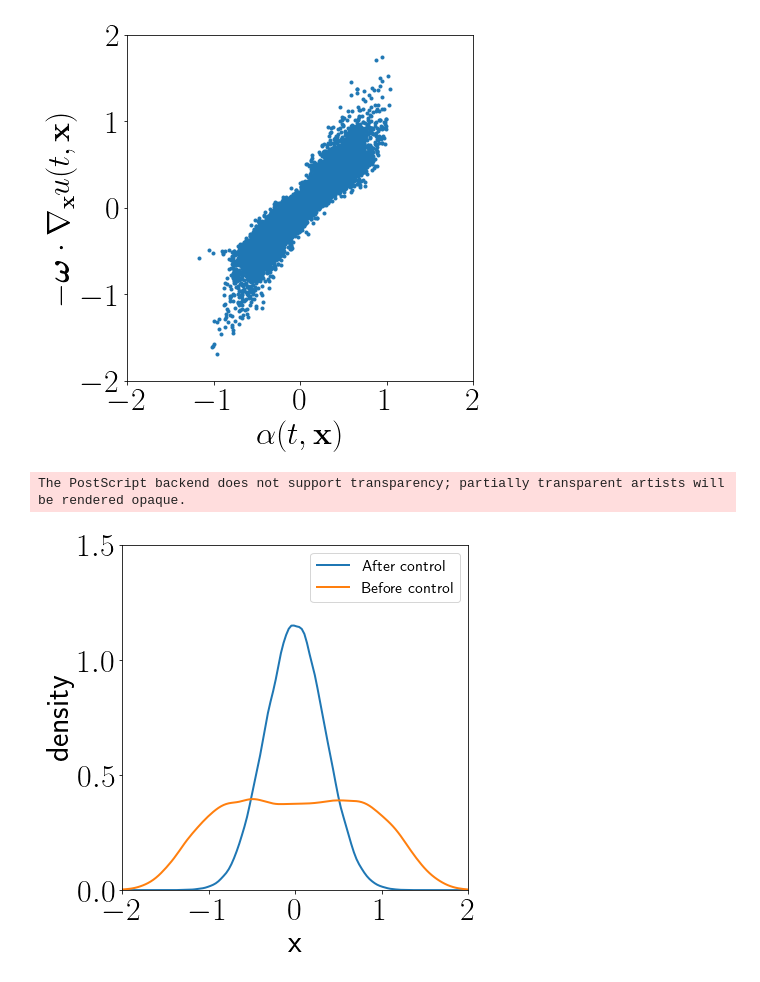
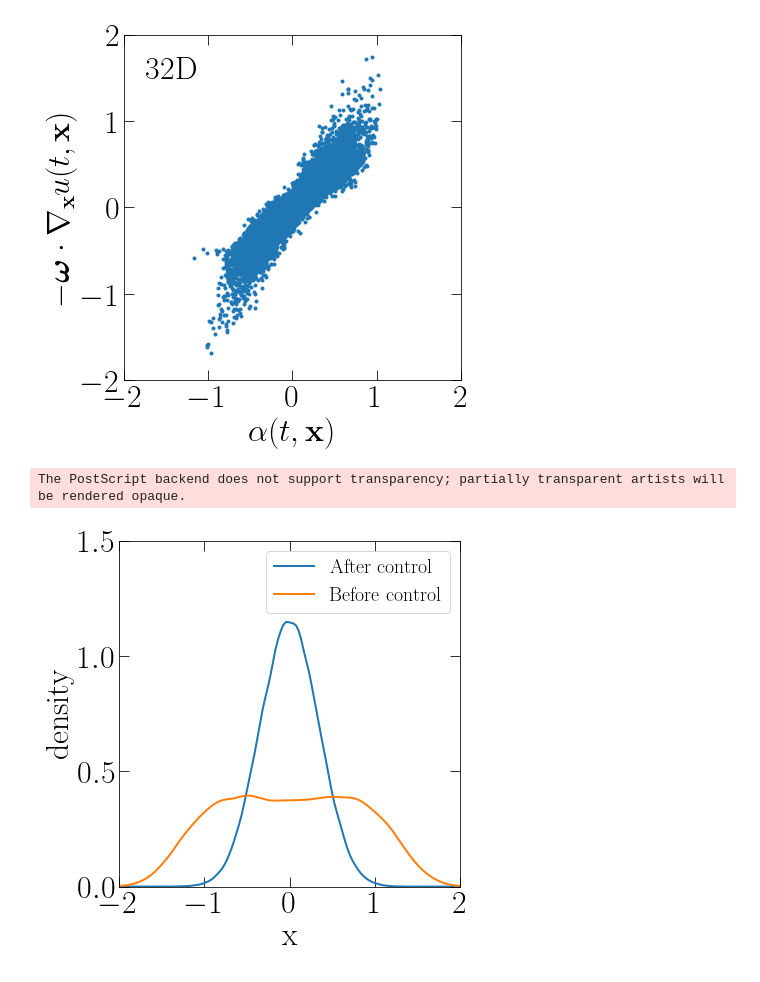
Before and after one commit to Lyuliyao/Adam_CBO_Control, a Jupyter notebook: result/result.ipynb, the cells around one changed output. Cells and saved outputs as stored; diff of their text form; code cells hidden in the pictures.

Commit message:
figure

```diff
--- a/result/result.ipynb
+++ b/result/result.ipynb
@@ -373,7 +398,7 @@ plt.savefig("consistence_4D.pdf")
 import matplotlib as mpl
 mpl.rcParams['text.latex.preamble'] = r'\usepackage{amsmath} \usepackage{bm}'
 plt.figure(figsize=(6, 6))
-plt.subplots_adjust(left=0.15, right=0.95, top=0.95, bottom=0.15)
+plt.subplots_adjust(left=0.20, right=0.98, top=0.95, bottom=0.15)
 data = np.load("../Ginzburg_landau/GL_1D_multi/result_32/action_data.npz")
 action = data["action"].flatten()
 a_pred = data["a_pred"].flatten()
@@ -389,34 +414,38 @@ plt.yticks(np.arange(-2,4,1),fontsize=32)
 # plt.legend(fontsize=16)
 plt.xlim([-2,2])
 plt.ylim([-2,2])
+plt.tick_params(direction="in", top=True, right=True,length=10)
+plt.text(0.25, 0.90, "32D", transform=plt.gcf().transFigure, fontsize=32, verticalalignment='top')
 plt.savefig("consistence_32D.eps")
 plt.savefig("consistence_32D.pdf")
 # %% [output]
-[figure, old version]
+[figure, new version]
 # %%
 import scipy.stats as stats
 
 plt.figure(figsize=(6, 6))
-plt.subplots_adjust(left=0.15, right=0.95, top=0.95, bottom=0.15)
+plt.subplots_adjust(left=0.18, right=0.97, top=0.95, bottom=0.15)
 data = np.load("../Ginzburg_landau/GL_1D/simulation_data.npz")
 x_control = data["x_control"][...,0].flatten()
 x_free = data["x_free"][...,0].flatten()
 
 x = np.linspace(-3, 3, 200)
 kernel = stats.gaussian_kde(x_control)
 plt.plot(x, kernel(x), label="After control", color=colormap(0), linewidth=2)
 kernel = stats.gaussian_kde(x_free)
 plt.plot(x, kernel(x), label="Before control", color=colormap(2), linewidth=2)
 
 plt.xlabel("x", fontsize=32)
 plt.ylabel("density", fontsize=32)
 plt.xticks(np.arange(-2,4,1),fontsize=32)
 plt.yticks(np.arange(0,4,0.5),fontsize=32)
-plt.legend(fontsize=16)
+plt.legend(fontsize=20)
 plt.xlim([-2,2])
 plt.ylim([0, 1.5])
+plt.tick_params(direction="in", top=True, right=True,length=10)
+
 plt.savefig("density_x1.eps")
 plt.savefig("density_x1.pdf")
 # %% [output]
 The PostScript backend does not support transparency; partially transparent artists will be rendered opaque.
-[figure, old version]
+[figure, new version]
```
Also changed, not shown: parts of 10 cells of this notebook, 23 other files.
